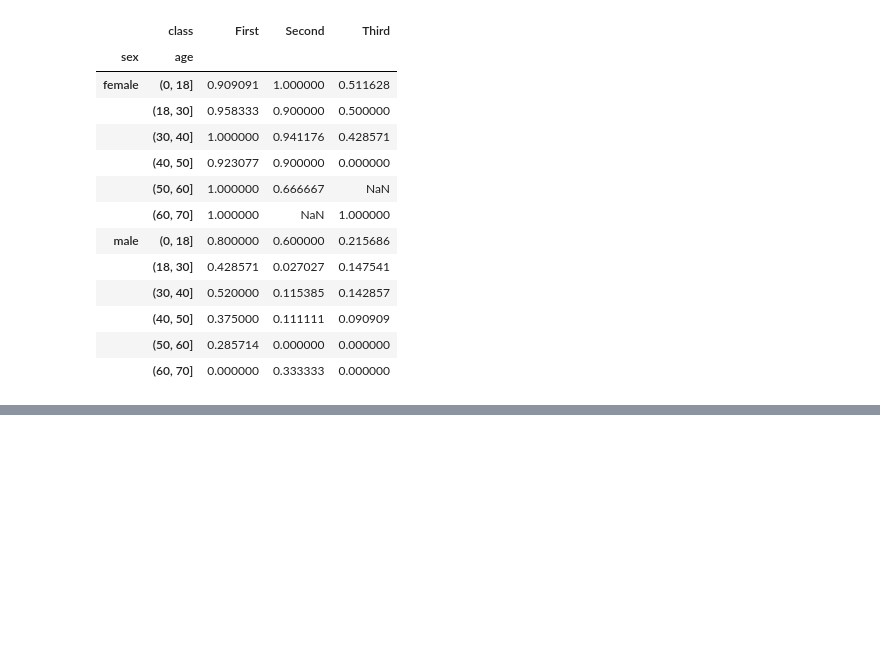
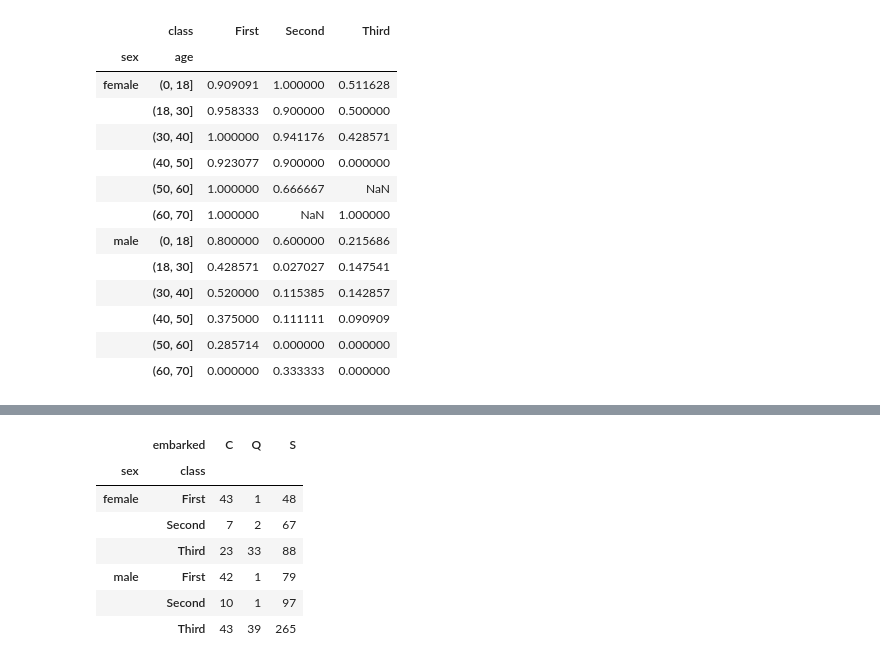
Before and after one commit to DerNiccoo/TensorFlow-training, a Jupyter notebook: Data Science/2. Discrete_Data_Start.ipynb, the cells around one changed output, grey strips where cells are left out. Cells and saved outputs as stored; diff of their text form; code cells hidden in the pictures; blank space fills up the shorter version.

```diff
--- a/Data Science/2. Discrete_Data_Start.ipynb
+++ b/Data Science/2. Discrete_Data_Start.ipynb
@@ -212,0 +301,11 @@ titanic.pivot_table('survived', ['sex', agec], 'class')
+# %%
+titanic.pivot_table('survived', ['sex', 'class'], 'embarked', aggfunc=np.size)
+# %% [output]
+|  | embarked | C | Q | S |
+| sex | class |  |  |  |
+| female | First | 43 | 1 | 48 |
+|  | Second | 7 | 2 | 67 |
+|  | Third | 23 | 33 | 88 |
+| male | First | 42 | 1 | 79 |
+|  | Second | 10 | 1 | 97 |
+|  | Third | 43 | 39 | 265 |
```
Also changed, not shown: parts of 10 cells of this notebook.
